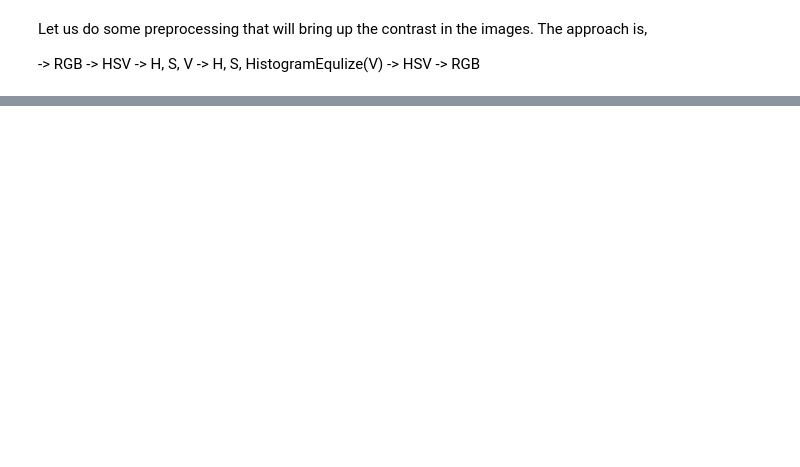
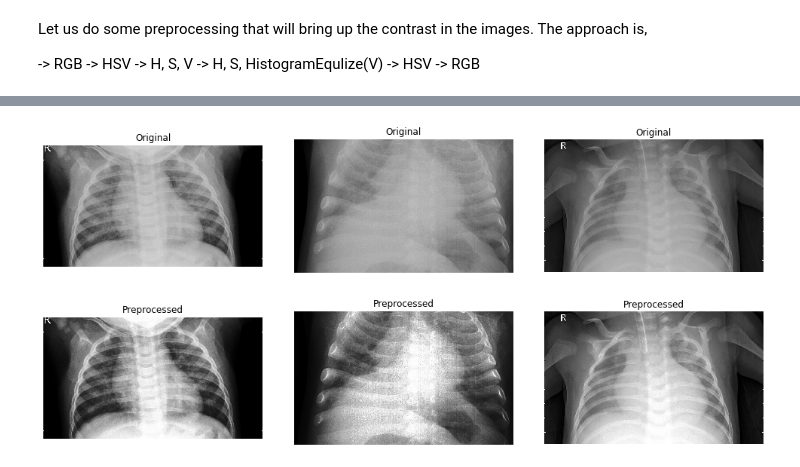
Before and after one commit to KarthikKothareddy/chest_xray, a Jupyter notebook: pneumonia_ea.ipynb, the cells around one changed output, grey strips where cells are left out. Saved outputs shown, nothing was run; the diff lists cells and outputs as text; code cells hidden in the pictures; blank space fills up the shorter version.

```diff
--- a/pneumonia_ea.ipynb
+++ b/pneumonia_ea.ipynb
@@ -55,15 +56,6 @@ def display(classes, columns):
 Let us do some preprocessing that will bring up the contrast in the images. The approach is,
 
 -> RGB -> HSV -> H, S, V -> H, S, HistogramEqulize(V) -> HSV -> RGB
-# %%
-# display function
-def display(image, title=None):
-    fig = plt.figure(figsize=(10, 10))
-    #plt.imshow(image, cmap="gray")
-    plt.imshow(image)
-    plt.title(title)
-    plt.axis("off")
-    plt.show()
 # %%
 def preprocess(image):
     # BGR to HSV
@@ -89,0 +73,15 @@ display(_image_processed)
+# %%
+# get some random positive images
+sample_positive = random.sample(pneumonia_train, 3)
+
+# make a dictionary regular samples and preprocessed ones
+classes = {
+    "Original": [read_image(img) for img in sample_positive],
+    "Preprocessed": [preprocess(read_image(img, rgb=False)) for img in sample_positive]
+}
+
+# display the images
+display(classes, 3)
+# %% [output]
+[figure, added]
+[figure, added]
```
Also changed, not shown: parts of 3 cells of this notebook.
